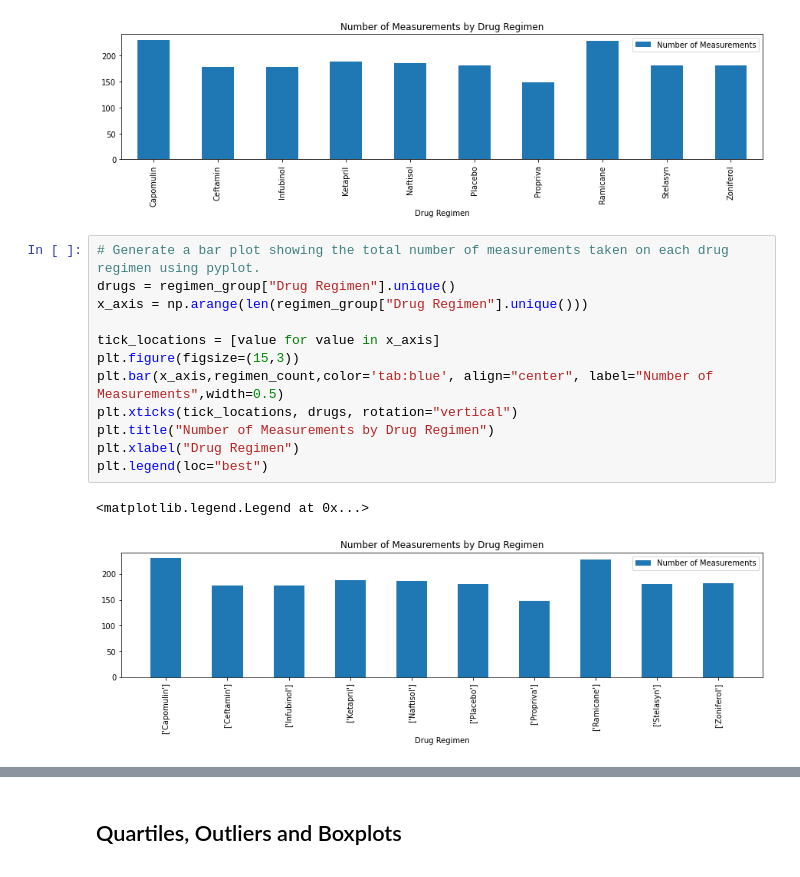
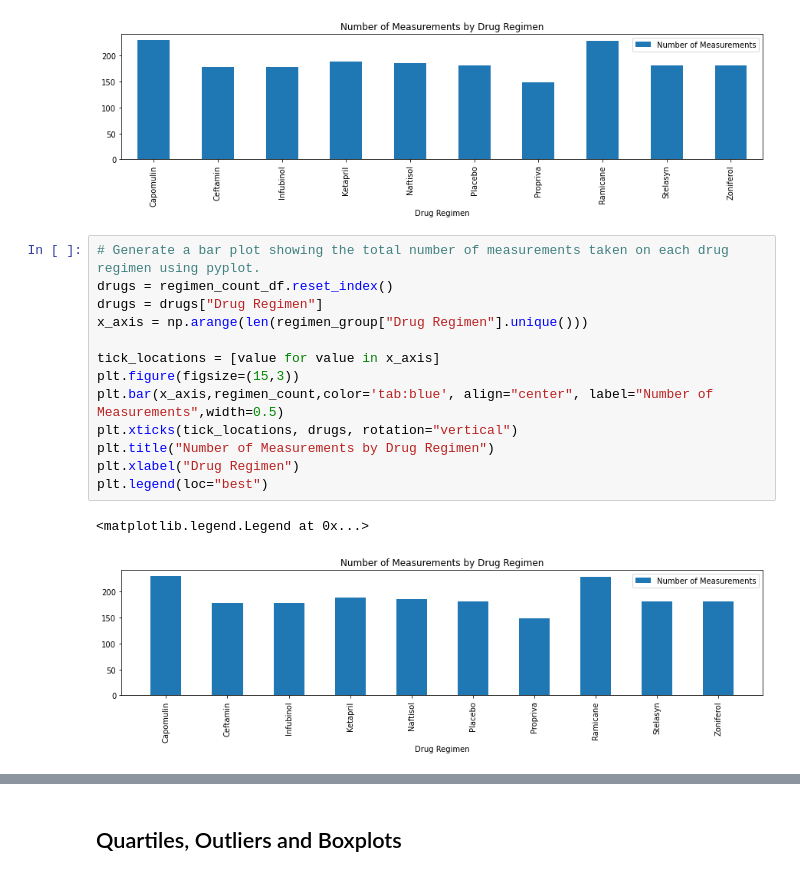
Before and after one commit to rsimeonoglou/matplotlib-challenge, a Jupyter notebook: Pymaceuticals/pymaceuticals_starter.ipynb, the cells around one changed output, grey strips where cells are left out. Saved outputs shown, nothing was run; the diff lists cells and outputs as text.

```diff
--- a/Pymaceuticals/pymaceuticals_starter.ipynb
+++ b/Pymaceuticals/pymaceuticals_starter.ipynb
@@ -143,18 +143,19 @@ Text(0.5, 1.0, 'Number of Measurements by Drug Regimen')
 [figure]
 # %%
 # Generate a bar plot showing the total number of measurements taken on each drug regimen using pyplot.
-drugs = regimen_group["Drug Regimen"].unique()
+drugs = regimen_count_df.reset_index()
+drugs = drugs["Drug Regimen"]
 x_axis = np.arange(len(regimen_group["Drug Regimen"].unique()))
 
 tick_locations = [value for value in x_axis]
 plt.figure(figsize=(15,3))
 plt.bar(x_axis,regimen_count,color='tab:blue', align="center", label="Number of Measurements",width=0.5)
 plt.xticks(tick_locations, drugs, rotation="vertical")
 plt.title("Number of Measurements by Drug Regimen")
 plt.xlabel("Drug Regimen")
 plt.legend(loc="best")
 # %% [output]
 <matplotlib.legend.Legend at 0x...>
-[figure, old version]
+[figure, new version]
 # %%
 # Generate a pie plot showing the distribution of female versus male mice using pandas
```
Also changed, not shown: parts of 3 cells of this notebook.
